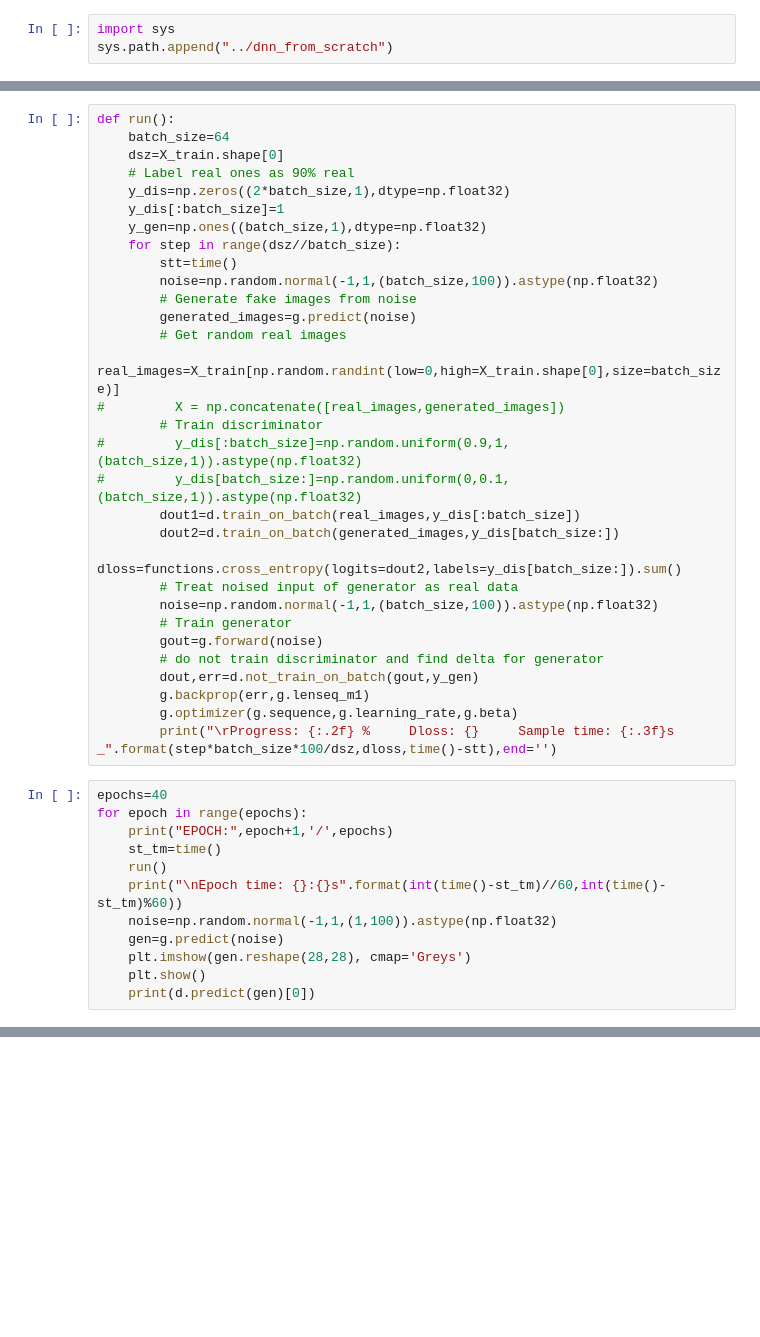
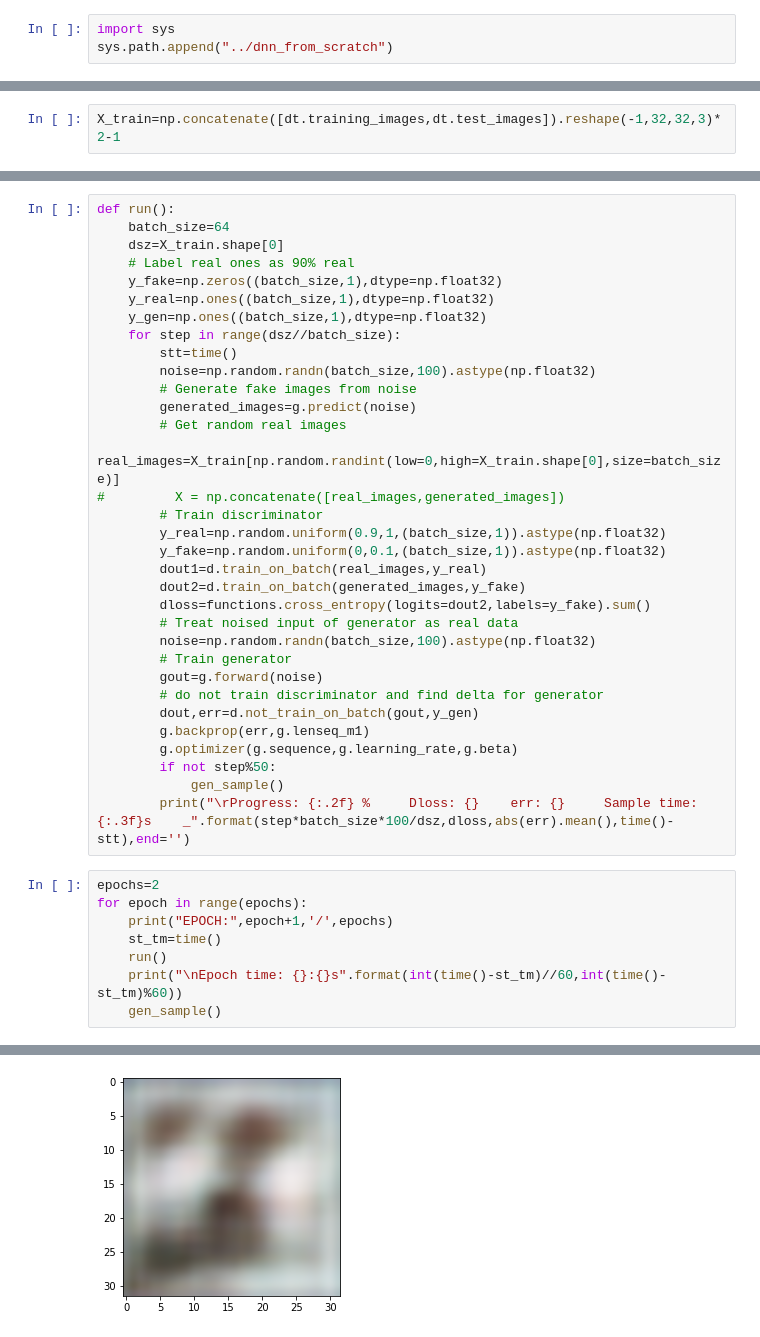
Before and after one commit to ShivamShrirao/GANs_from_scratch, a Jupyter notebook: DCGAN_cifar.ipynb, the cells around one changed output, grey strips where cells are left out. Saved outputs shown, nothing was run; the diff lists cells and outputs as text; blank space fills up the shorter version.

Commit message:
Cifar test

```diff
--- a/DCGAN_cifar.ipynb
+++ b/DCGAN_cifar.ipynb
@@ -30,3 +17,5 @@ sys.path.append("../dnn_from_scratch")
+# %%
+X_train=np.concatenate([dt.training_images,dt.test_images]).reshape(-1,32,32,3)*2-1
 # %%
 from nnet.network import Sequential,layers
 from nnet.layers import conv2d,max_pool,flatten,dense,dropout,conv2d,upsampling,reshape,BatchNormalization,Activation
@@ -117,42 +111,40 @@ def run():
     batch_size=64
     dsz=X_train.shape[0]
     # Label real ones as 90% real
-    y_dis=np.zeros((2*batch_size,1),dtype=np.float32)
-    y_dis[:batch_size]=1
+    y_fake=np.zeros((batch_size,1),dtype=np.float32)
+    y_real=np.ones((batch_size,1),dtype=np.float32)
     y_gen=np.ones((batch_size,1),dtype=np.float32)
     for step in range(dsz//batch_size):
         stt=time()
-        noise=np.random.normal(-1,1,(batch_size,100)).astype(np.float32)
+        noise=np.random.randn(batch_size,100).astype(np.float32)
         # Generate fake images from noise
         generated_images=g.predict(noise)
         # Get random real images
         real_images=X_train[np.random.randint(low=0,high=X_train.shape[0],size=batch_size)]
 #         X = np.concatenate([real_images,generated_images])
         # Train discriminator
-#         y_dis[:batch_size]=np.random.uniform(0.9,1,(batch_size,1)).astype(np.float32)
-#         y_dis[batch_size:]=np.random.uniform(0,0.1,(batch_size,1)).astype(np.float32)
-        dout1=d.train_on_batch(real_images,y_dis[:batch_size])
-        dout2=d.train_on_batch(generated_images,y_dis[batch_size:])
-        dloss=functions.cross_entropy(logits=dout2,labels=y_dis[batch_size:]).sum()
+        y_real=np.random.uniform(0.9,1,(batch_size,1)).astype(np.float32)
+        y_fake=np.random.uniform(0,0.1,(batch_size,1)).astype(np.float32)
+        dout1=d.train_on_batch(real_images,y_real)
+        dout2=d.train_on_batch(generated_images,y_fake)
+        dloss=functions.cross_entropy(logits=dout2,labels=y_fake).sum()
         # Treat noised input of generator as real data
-        noise=np.random.normal(-1,1,(batch_size,100)).astype(np.float32)
+        noise=np.random.randn(batch_size,100).astype(np.float32)
         # Train generator
         gout=g.forward(noise)
         # do not train discriminator and find delta for generator
         dout,err=d.not_train_on_batch(gout,y_gen)
         g.backprop(err,g.lenseq_m1)
         g.optimizer(g.sequence,g.learning_rate,g.beta)
-        print("\rProgress: {:.2f} %     Dloss: {}     Sample time: {:.3f}s    _".format(step*batch_size*100/dsz,dloss,time()-stt),end='')
+        if not step%50:
+            gen_sample()
+        print("\rProgress: {:.2f} %     Dloss: {}    err: {}     Sample time: {:.3f}s    _".format(step*batch_size*100/dsz,dloss,abs(err).mean(),time()-stt),end='')
 # %%
-epochs=40
+epochs=2
 for epoch in range(epochs):
     print("EPOCH:",epoch+1,'/',epochs)
     st_tm=time()
     run()
     print("\nEpoch time: {}:{}s".format(int(time()-st_tm)//60,int(time()-st_tm)%60))
-    noise=np.random.normal(-1,1,(1,100)).astype(np.float32)
-    gen=g.predict(noise)
-    plt.imshow(gen.reshape(28,28), cmap='Greys')
-    plt.show()
-    print(d.predict(gen)[0])
+    gen_sample()
 # %% [output]
@@ -160,0 +152 @@ Progress: 3.75 %     Dloss: 0.0025819865986704826     Sample time: 1.644s    _
+[figure, added]
```
Also changed, not shown: parts of 12 cells of this notebook, 1 other file.
